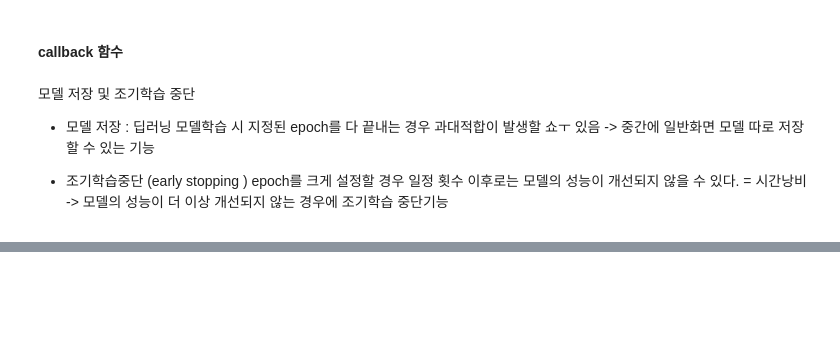
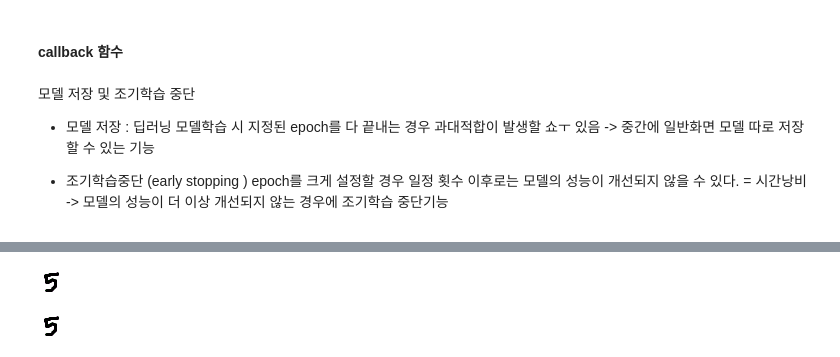
Before and after one commit to susu-xxx/MyStudy, a Jupyter notebook: ex02)_손글씨_데이터_분류(다중분류)_.ipynb, the cells around one changed output, grey strips where cells are left out. Drawn from its saved outputs; the diff is of its cells as text; code cells hidden in the pictures; blank space fills up the shorter version.

```diff
--- a/ex02)_손글씨_데이터_분류(다중분류)_.ipynb
+++ b/ex02)_손글씨_데이터_분류(다중분류)_.ipynb
@@ -505,0 +640,11 @@ model3.save('./data/hand_moodel.keras')
+# %%
+import PIL.Image as pimg #사진파일 다루는 라이브러리
+
+img = pimg.open('./data/손글씨.gif')
+img
+# %% [output]
+[figure, added]
+# %%
+img
+# %% [output]
+[figure, added]
```
Also changed, not shown: parts of 20 cells of this notebook.
